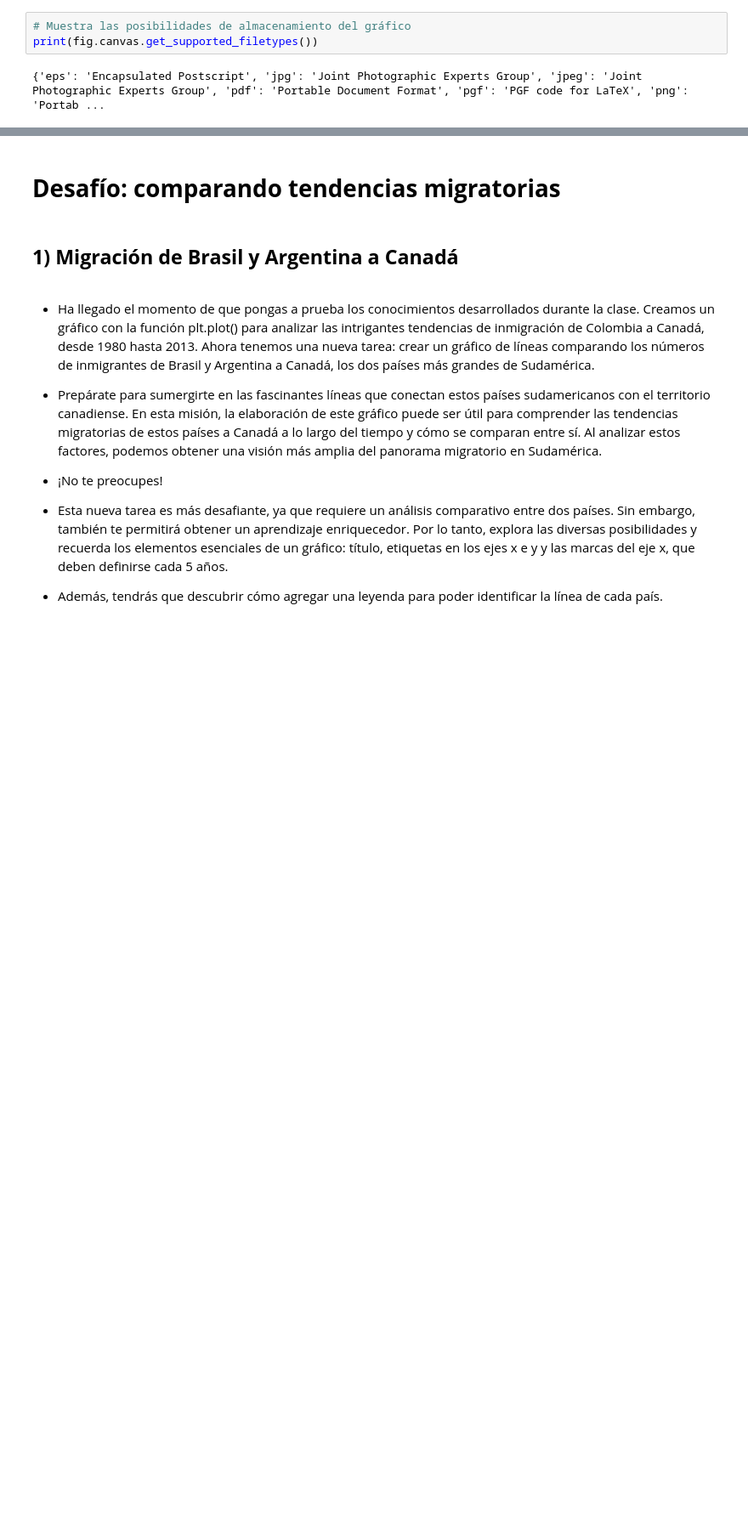
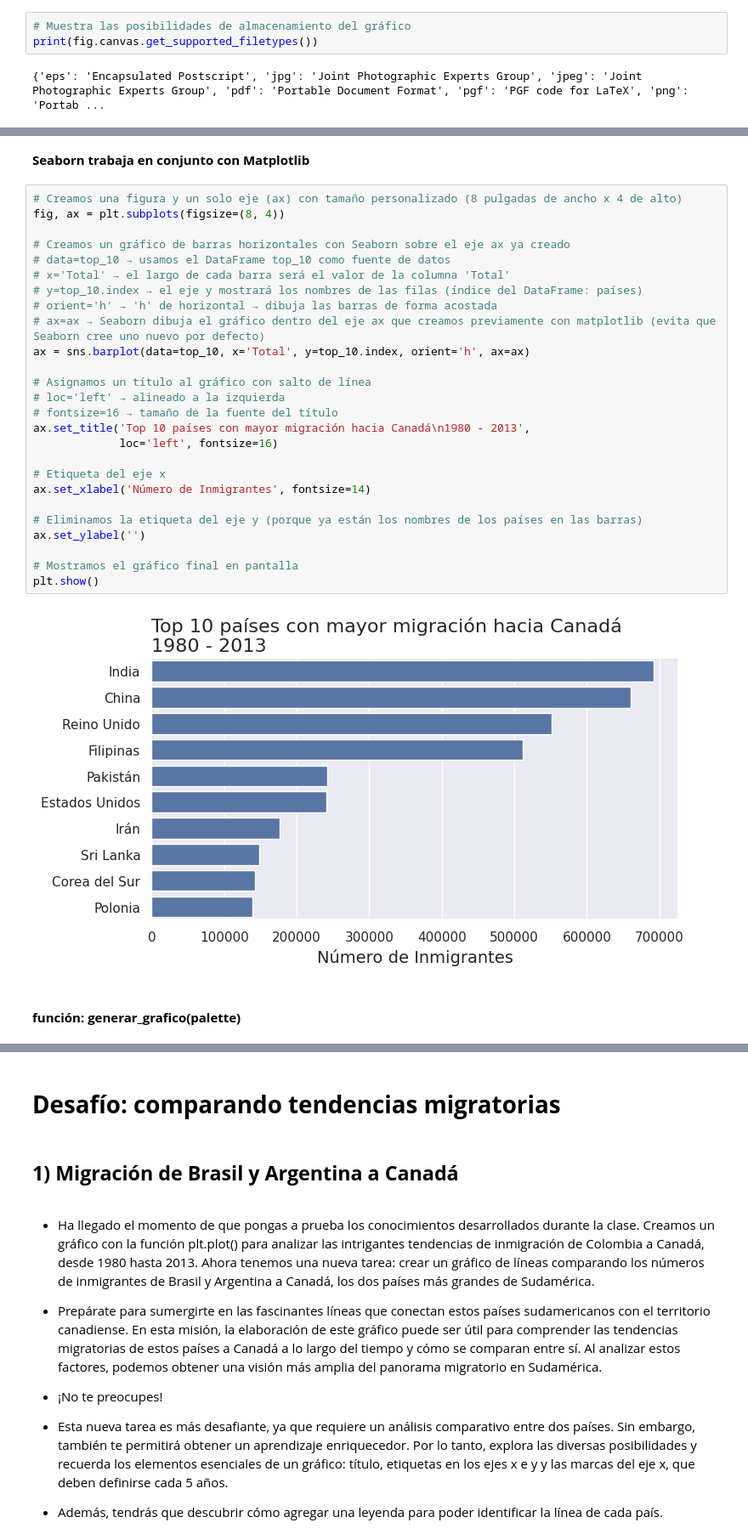
Before and after one commit to DanielRaiicHu/visualizacion-de-datos-con-bibliotecas-de-python, a Jupyter notebook: visualizacion_de_datos_con_bibliotecas_de_python.ipynb, the cells around one changed output, grey strips where cells are left out. Shown at 85% size. Drawn from its saved outputs; the diff is of its cells as text; blank space fills up the shorter version.

```diff
--- a/visualizacion_de_datos_con_bibliotecas_de_python.ipynb
+++ b/visualizacion_de_datos_con_bibliotecas_de_python.ipynb
@@ -655,0 +737,32 @@ plt.show()
+# %% [markdown]
+**Seaborn trabaja en conjunto con Matplotlib**
+# %%
+# Creamos una figura y un solo eje (ax) con tamaño personalizado (8 pulgadas de ancho x 4 de alto)
+fig, ax = plt.subplots(figsize=(8, 4))
+
+# Creamos un gráfico de barras horizontales con Seaborn sobre el eje ax ya creado
+# data=top_10 → usamos el DataFrame top_10 como fuente de datos
+# x='Total' → el largo de cada barra será el valor de la columna 'Total'
+# y=top_10.index → el eje y mostrará los nombres de las filas (índice del DataFrame: países)
+# orient='h' → 'h' de horizontal → dibuja las barras de forma acostada
+# ax=ax → Seaborn dibuja el gráfico dentro del eje ax que creamos previamente con matplotlib (evita que Seaborn cree uno nuevo por defecto)
+ax = sns.barplot(data=top_10, x='Total', y=top_10.index, orient='h', ax=ax)
+
+# Asignamos un título al gráfico con salto de línea
+# loc='left' → alineado a la izquierda
+# fontsize=16 → tamaño de la fuente del título
+ax.set_title('Top 10 países con mayor migración hacia Canadá\n1980 - 2013',
+             loc='left', fontsize=16)
+
+# Etiqueta del eje x
+ax.set_xlabel('Número de Inmigrantes', fontsize=14)
+
+# Eliminamos la etiqueta del eje y (porque ya están los nombres de los países en las barras)
+ax.set_ylabel('')
+
+# Mostramos el gráfico final en pantalla
+plt.show()
+# %% [output]
+[figure, added]
+# %% [markdown]
+#### **función: generar_grafico(palette)**
```
Also changed, not shown: parts of 58 cells of this notebook.
